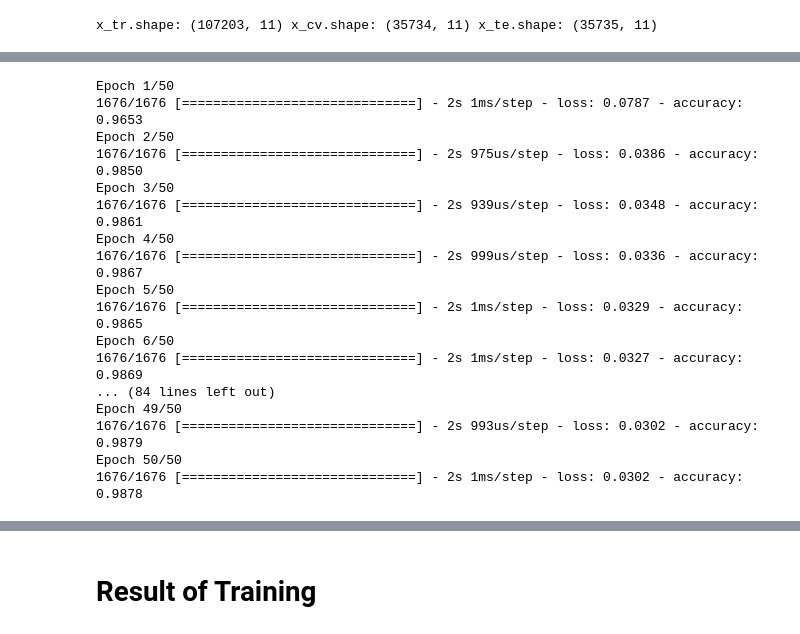
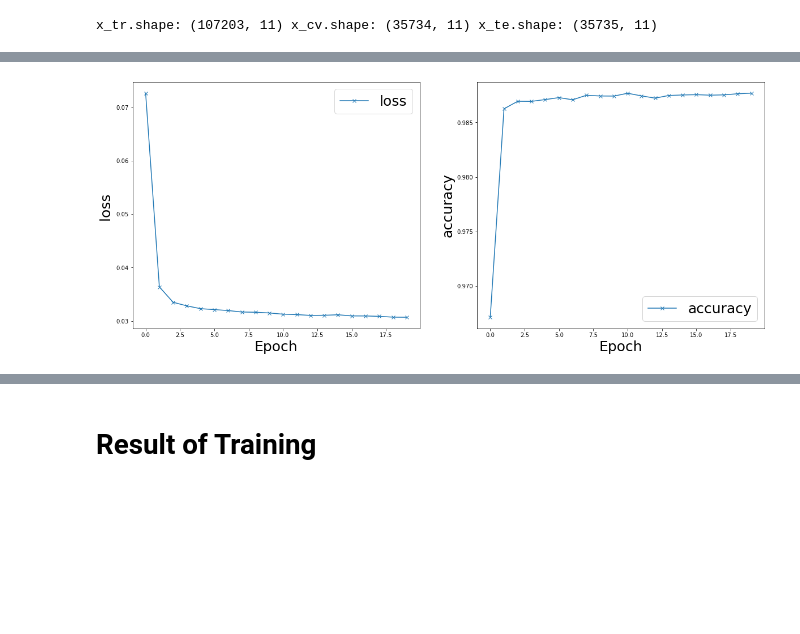
Before and after one commit to LordHao/Machine-Learning, a Jupyter notebook: Singal_classifier/signal_classification.ipynb, the cells around one changed output, grey strips where cells are left out. Drawn from its saved outputs; the diff is of its cells as text; code cells hidden in the pictures; blank space fills up the shorter version.

```diff
--- a/Singal_classifier/signal_classification.ipynb
+++ b/Singal_classifier/signal_classification.ipynb
@@ -399,20 +361,5 @@ plot_loss_tf(history_B)
 # %%
-history_C = model_C.fit(x_tr_S, y_tr, batch_size = batch_size, epochs = epoch,shuffle=True)
+history_C = model_C.fit(x_tr_S, y_tr, batch_size = batch_size, epochs = epoch,shuffle=True,verbose=0)
+plot_loss_tf(history_C)
 # %% [output]
-Epoch 1/50
-1676/1676 [==============================] - 2s 1ms/step - loss: 0.0787 - accuracy: 0.9653
-Epoch 2/50
-1676/1676 [==============================] - 2s 975us/step - loss: 0.0386 - accuracy: 0.9850
-Epoch 3/50
-1676/1676 [==============================] - 2s 939us/step - loss: 0.0348 - accuracy: 0.9861
-Epoch 4/50
-1676/1676 [==============================] - 2s 999us/step - loss: 0.0336 - accuracy: 0.9867
-Epoch 5/50
-1676/1676 [==============================] - 2s 1ms/step - loss: 0.0329 - accuracy: 0.9865
-Epoch 6/50
-1676/1676 [==============================] - 2s 1ms/step - loss: 0.0327 - accuracy: 0.9869
-... (84 lines left out)
-Epoch 49/50
-1676/1676 [==============================] - 2s 993us/step - loss: 0.0302 - accuracy: 0.9879
-Epoch 50/50
-1676/1676 [==============================] - 2s 1ms/step - loss: 0.0302 - accuracy: 0.9878
+[figure, added]
```
Also changed, not shown: parts of 27 cells of this notebook.
